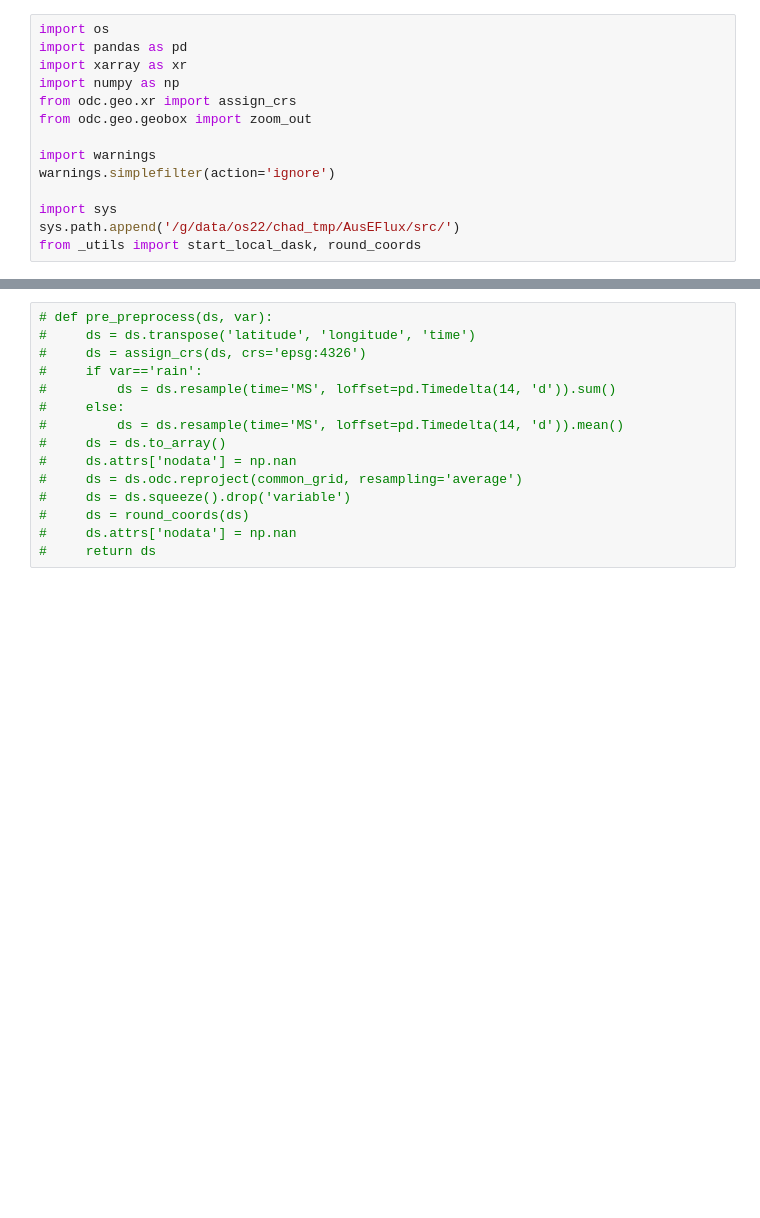
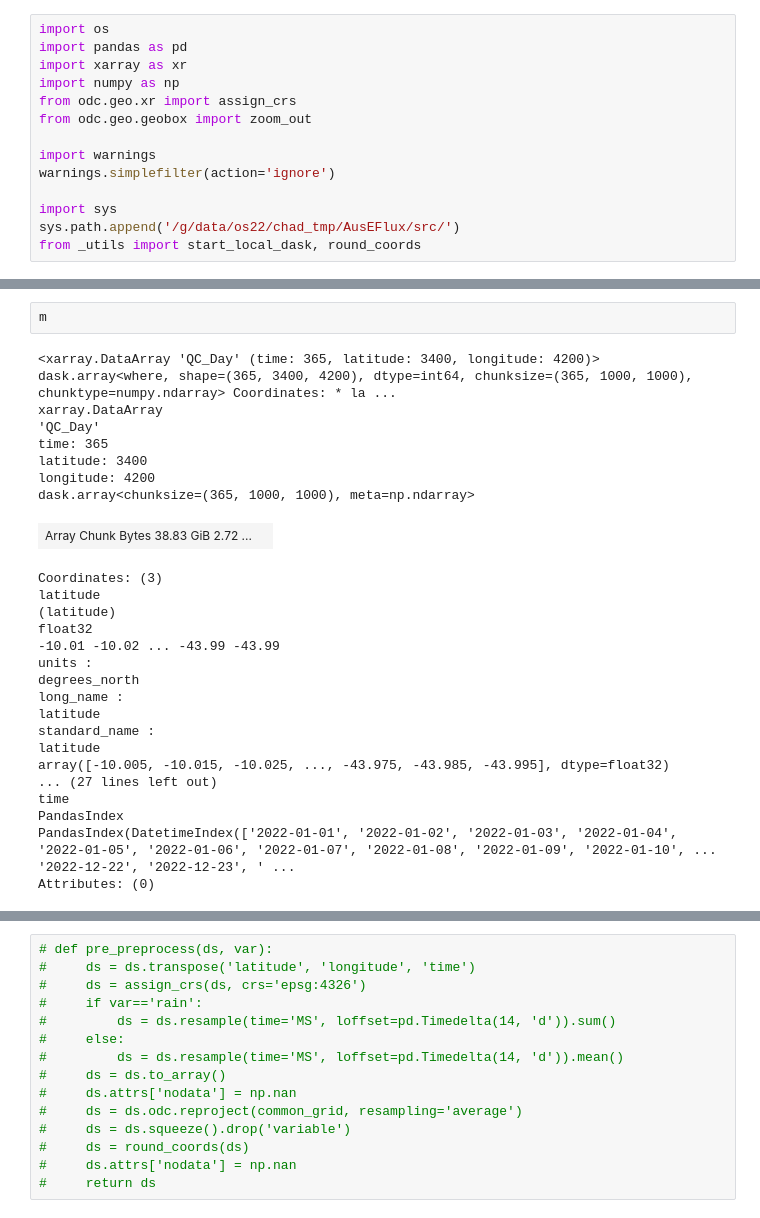
Before and after one commit to cbur24/AusEFlux, a Jupyter notebook: notebooks/1_Spatiotemporal_harmonization.ipynb, the cells around one changed output, grey strips where cells are left out. Saved outputs shown, nothing was run; the diff lists cells and outputs as text; blank space fills up the shorter version.

```diff
--- a/notebooks/1_Spatiotemporal_harmonization.ipynb
+++ b/notebooks/1_Spatiotemporal_harmonization.ipynb
@@ -58,0 +188,28 @@ years = [str(i) for i in range(2003,2023)]
+# %%
+m
+# %% [output]
+<xarray.DataArray 'QC_Day' (time: 365, latitude: 3400, longitude: 4200)> dask.array<where, shape=(365, 3400, 4200), dtype=int64, chunksize=(365, 1000, 1000), chunktype=numpy.ndarray> Coordinates: * la ...
+xarray.DataArray
+'QC_Day'
+time: 365
+latitude: 3400
+longitude: 4200
+dask.array<chunksize=(365, 1000, 1000), meta=np.ndarray>
+| Array Chunk Bytes 38.83 GiB 2.72 ... |  |
+Coordinates: (3)
+latitude
+(latitude)
+float32
+-10.01 -10.02 ... -43.99 -43.99
+units :
+degrees_north
+long_name :
+latitude
+standard_name :
+latitude
+array([-10.005, -10.015, -10.025, ..., -43.975, -43.985, -43.995], dtype=float32)
+... (27 lines left out)
+time
+PandasIndex
+PandasIndex(DatetimeIndex(['2022-01-01', '2022-01-02', '2022-01-03', '2022-01-04', '2022-01-05', '2022-01-06', '2022-01-07', '2022-01-08', '2022-01-09', '2022-01-10', ... '2022-12-22', '2022-12-23', ' ...
+Attributes: (0)
```
Also changed, not shown: parts of 26 cells of this notebook, 1 other file.
